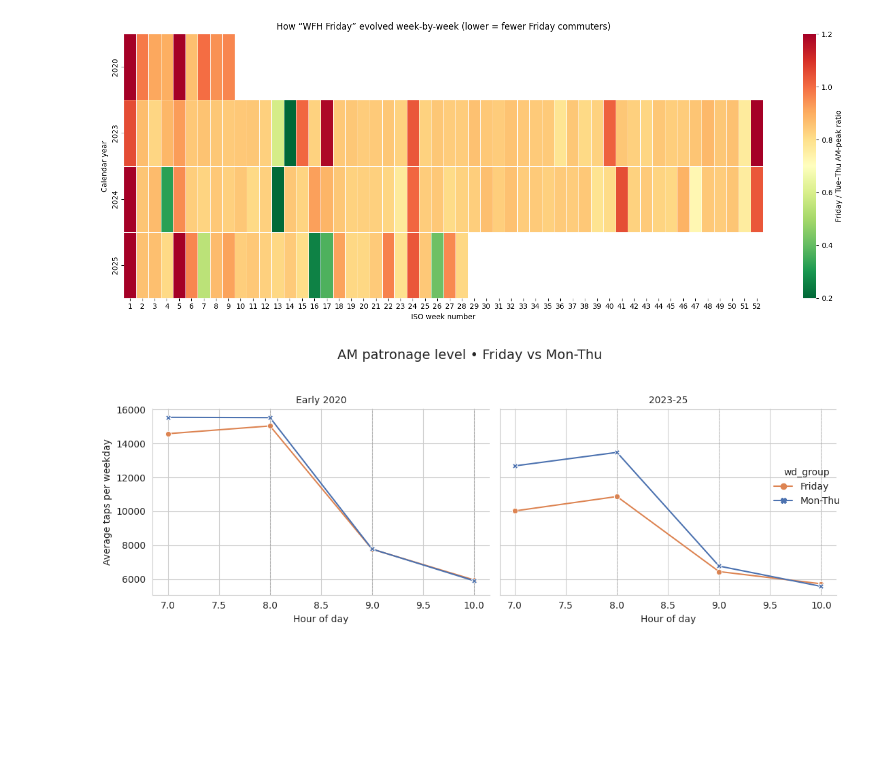
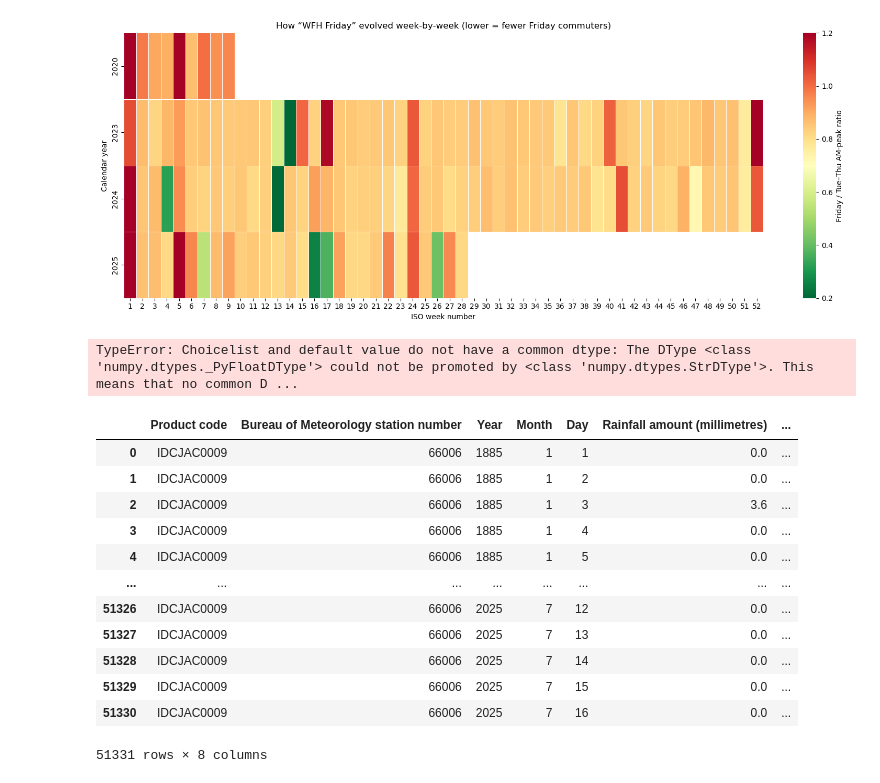
Before and after one commit to devilshadow04/nsw-friday-commute-analysis, a Jupyter notebook: WDAC_2025_data/report/notebook.ipynb, the cells around one changed output. Saved outputs shown, nothing was run; the diff lists cells and outputs as text; code cells hidden in the pictures; blank space fills up the shorter version.

Commit message:
feat: adding data and loading data

```diff
--- a/WDAC_2025_data/report/notebook.ipynb
+++ b/WDAC_2025_data/report/notebook.ipynb
@@ -281,12 +239,12 @@ df['era'] = np.select(
         [df['trip_origin_date'] <  '2020-03-01',
          df['trip_origin_date'] >= '2023-01-01'],
         ['pre', 'post'],
-        default='ignore'
+        default=np.nan
     )
-df = df[df['era'] != 'ignore']
+df = df[df['era'].notna()]
 
-# 1. keep AM window 07-10 and weekdays only
-morning = df[(df['dow'] <= 4) & df['tap_hour'].between(7, 10)].copy()
+# 1. keep AM window 05-11 and weekdays only
+morning = df[(df['dow'] <= 4) & df['tap_hour'].between(5, 11)].copy()
 
 # 2. map weekday group + era label (nice names)
 morning['wd_group']   = np.where(morning['dow'] == 4, 'Friday', 'Mon-Thu')
@@ -320,4 +278,22 @@ plt.suptitle('AM patronage level • Friday vs Mon-Thu', y=1.05, fontsize=14)
 plt.tight_layout()
 plt.show()
 # %% [output]
-[figure, removed]
+TypeError: Choicelist and default value do not have a common dtype: The DType <class 'numpy.dtypes._PyFloatDType'> could not be promoted by <class 'numpy.dtypes.StrDType'>. This means that no common D ...
+# %%
+rainy_data = pd.read_csv("../data/IDCJAC0009_066006_1800/IDCJAC0009_066006_1800_Data.csv")
+# %%
+rainy_data
+# %% [output]
+|  | Product code | Bureau of Meteorology station number | Year | Month | Day | Rainfall amount (millimetres) | ... |
+| 0 | IDCJAC0009 | 66006 | 1885 | 1 | 1 | 0.0 | ... |
+| 1 | IDCJAC0009 | 66006 | 1885 | 1 | 2 | 0.0 | ... |
+| 2 | IDCJAC0009 | 66006 | 1885 | 1 | 3 | 3.6 | ... |
+| 3 | IDCJAC0009 | 66006 | 1885 | 1 | 4 | 0.0 | ... |
+| 4 | IDCJAC0009 | 66006 | 1885 | 1 | 5 | 0.0 | ... |
+| ... | ... | ... | ... | ... | ... | ... | ... |
+| 51326 | IDCJAC0009 | 66006 | 2025 | 7 | 12 | 0.0 | ... |
+| 51327 | IDCJAC0009 | 66006 | 2025 | 7 | 13 | 0.0 | ... |
+| 51328 | IDCJAC0009 | 66006 | 2025 | 7 | 14 | 0.0 | ... |
+| 51329 | IDCJAC0009 | 66006 | 2025 | 7 | 15 | 0.0 | ... |
+| 51330 | IDCJAC0009 | 66006 | 2025 | 7 | 16 | 0.0 | ... |
+51331 rows × 8 columns
```
Also changed, not shown: parts of 19 cells of this notebook, 2 other files.
